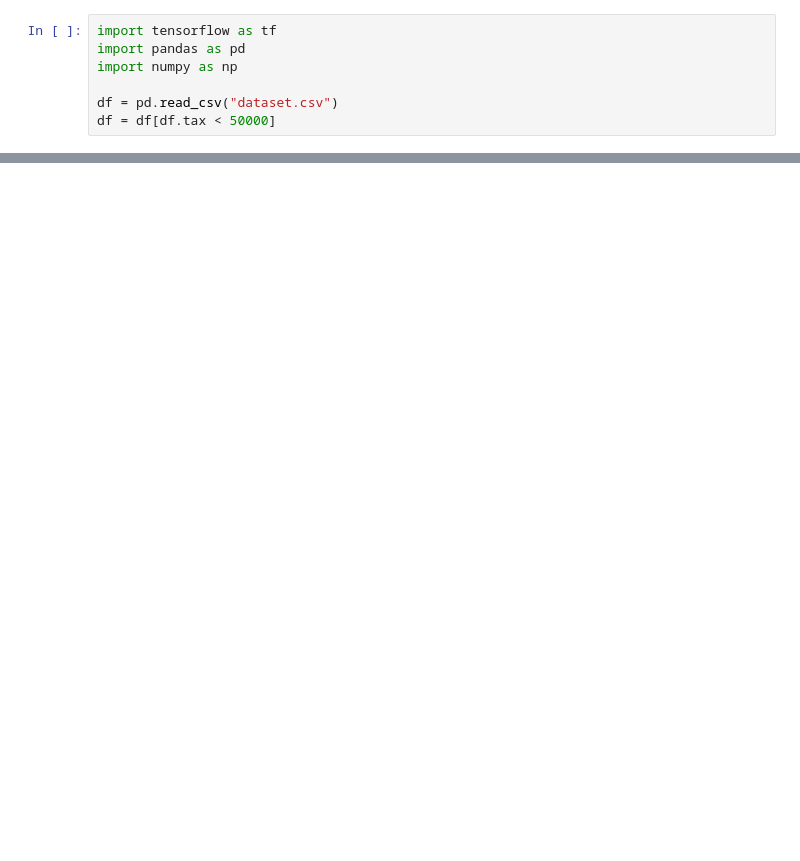
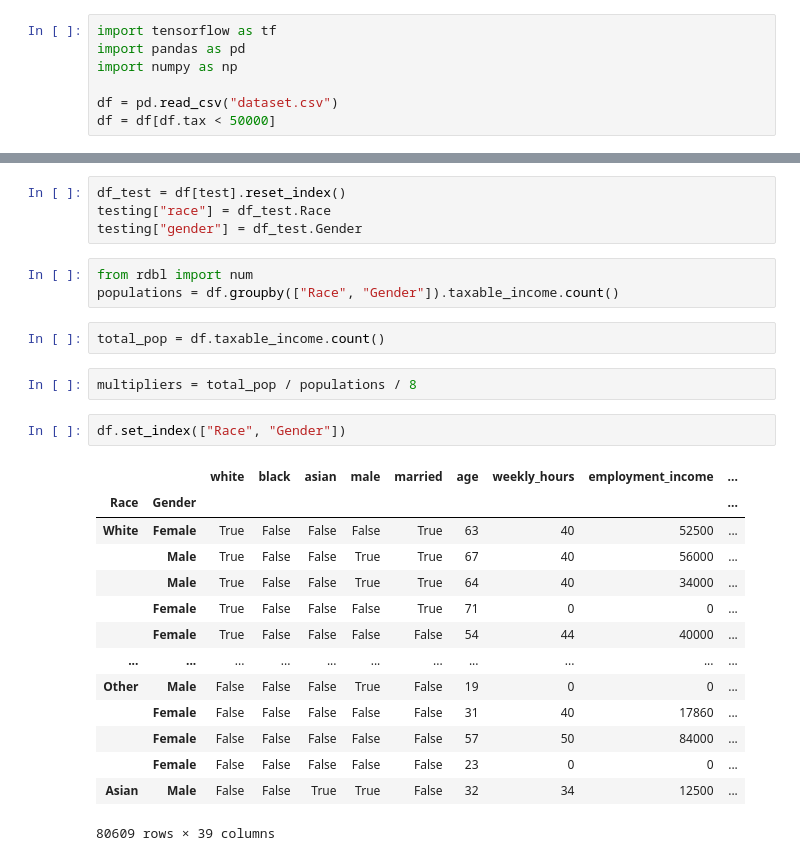
Before and after one commit to nikhilwoodruff/bias-coursework, a Jupyter notebook: analysis/conventional.ipynb, the cells around one changed output, grey strips where cells are left out. Drawn from its saved outputs; the diff is of its cells as text; blank space fills up the shorter version.

```diff
--- a/analysis/conventional.ipynb
+++ b/analysis/conventional.ipynb
@@ -155,0 +183,28 @@ x
+# %%
+df_test = df[test].reset_index()
+testing["race"] = df_test.Race
+testing["gender"] = df_test.Gender
+# %%
+from rdbl import num
+populations = df.groupby(["Race", "Gender"]).taxable_income.count()
+# %%
+total_pop = df.taxable_income.count()
+# %%
+multipliers = total_pop / populations / 8
+# %%
+df.set_index(["Race", "Gender"])
+# %% [output]
+|  |  | white | black | asian | male | married | age | weekly_hours | employment_income | ... |
+| Race | Gender |  |  |  |  |  |  |  |  | ... |
+| White | Female | True | False | False | False | True | 63 | 40 | 52500 | ... |
+|  | Male | True | False | False | True | True | 67 | 40 | 56000 | ... |
+|  | Male | True | False | False | True | True | 64 | 40 | 34000 | ... |
+|  | Female | True | False | False | False | True | 71 | 0 | 0 | ... |
+|  | Female | True | False | False | False | False | 54 | 44 | 40000 | ... |
+| ... | ... | ... | ... | ... | ... | ... | ... | ... | ... | ... |
+| Other | Male | False | False | False | True | False | 19 | 0 | 0 | ... |
+|  | Female | False | False | False | False | False | 31 | 40 | 17860 | ... |
+|  | Female | False | False | False | False | False | 57 | 50 | 84000 | ... |
+|  | Female | False | False | False | False | False | 23 | 0 | 0 | ... |
+| Asian | Male | False | False | True | True | False | 32 | 34 | 12500 | ... |
+80609 rows × 39 columns
```
Also changed, not shown: parts of 12 cells of this notebook, 5 other files.
